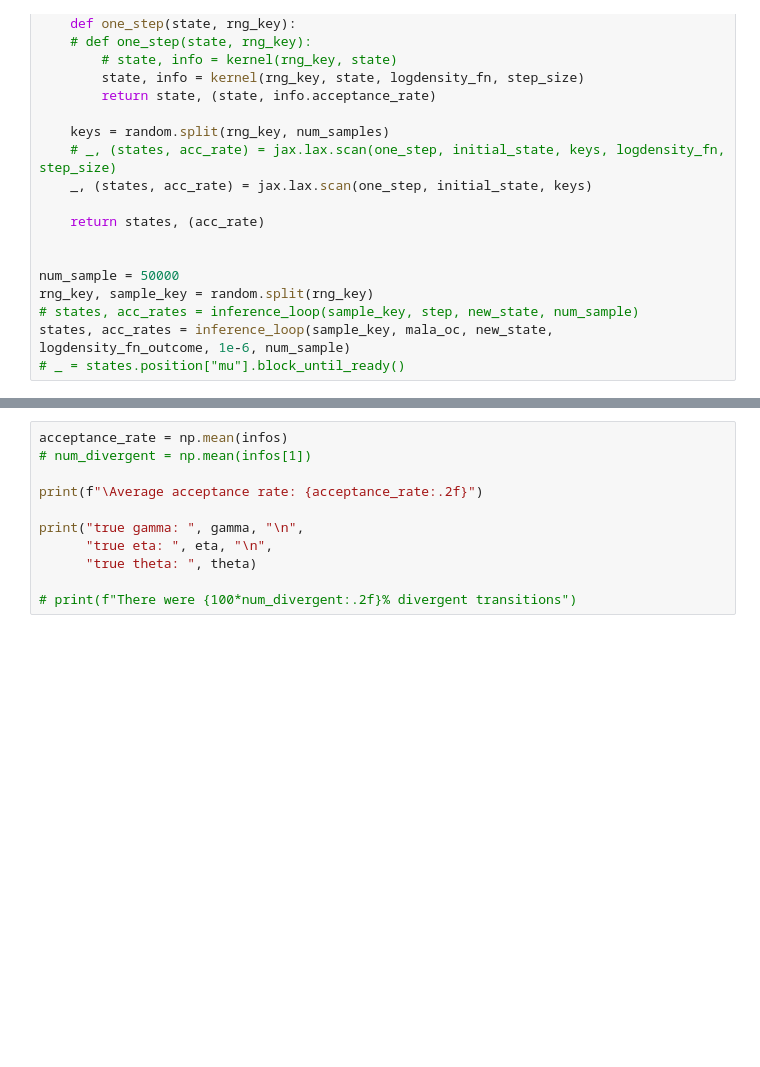
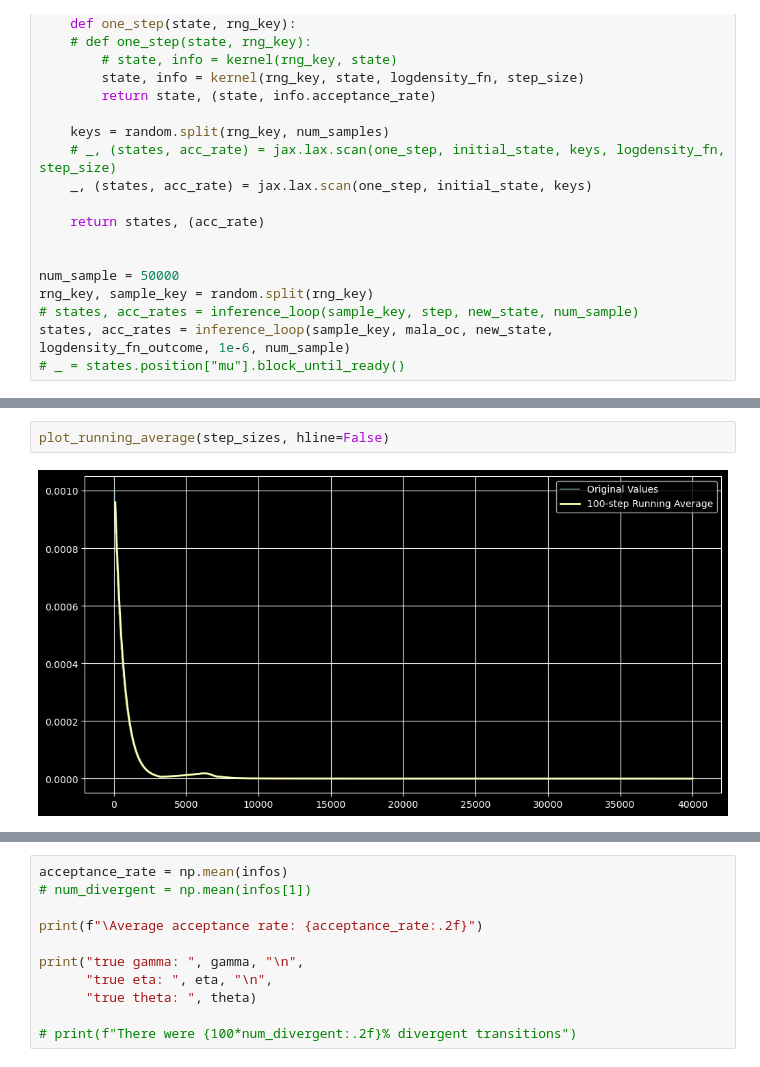
Before and after one commit to barwein/BayesProxyNets, a Jupyter notebook: src/test_discrete_sampling.ipynb, the cells around one changed output, grey strips where cells are left out. Cells and saved outputs as stored; diff of their text form; blank space fills up the shorter version.

```diff
--- a/src/test_discrete_sampling.ipynb
+++ b/src/test_discrete_sampling.ipynb
@@ -829 +852,5 @@ plt.plot(step_sizes)
+# %%
+plot_running_average(step_sizes, hline=False)
+# %% [output]
+[figure, added]
 # %%
```
Also changed, not shown: parts of 9 cells of this notebook.
